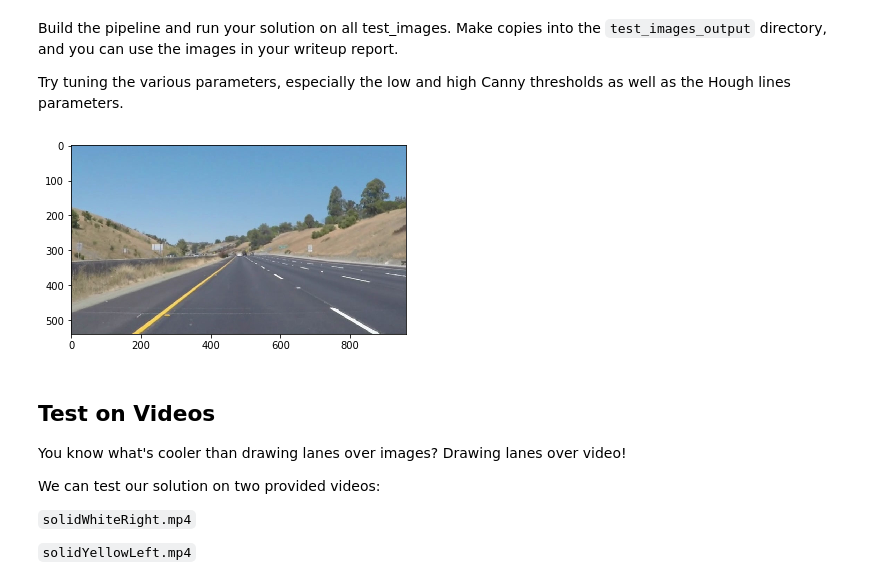
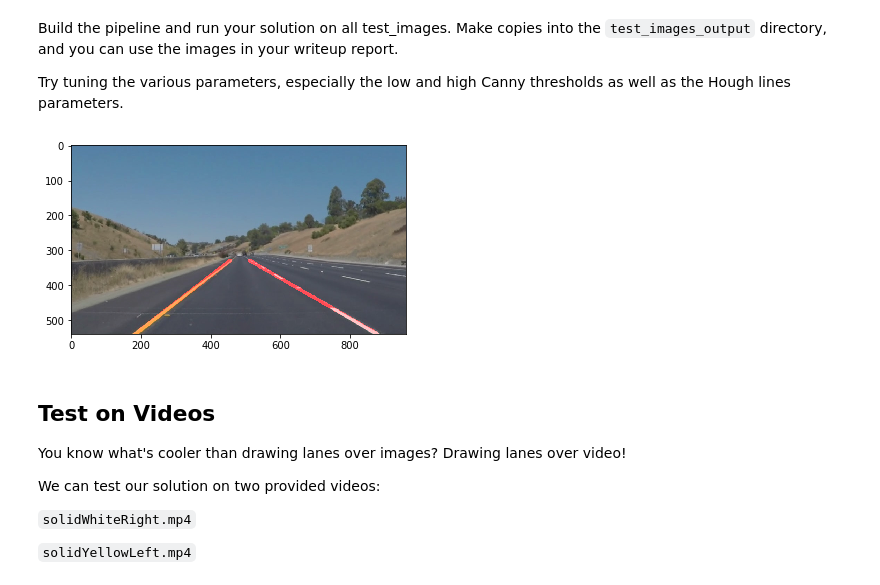
Before and after one commit to bakamoridesu/CarND-LaneLines-P1, a Jupyter notebook: P1.ipynb, the cells around one changed output. Saved outputs shown, nothing was run; the diff lists cells and outputs as text; code cells hidden in the pictures.

```diff
--- a/P1.ipynb
+++ b/P1.ipynb
@@ -263,37 +263,37 @@ def formatimg(image):
     imshape = image.shape
     edges = canny(gaussian_blur(grayscale(image), kernel_size), low_threshold, high_threshold)
 
     # define top region of the mask
     mask_top = 340
     # cut polygonial region
     vertices = np.array([[(100,539),(450, mask_top), (530, mask_top), (imshape[1]-50,imshape[0])]], dtype=np.int32)
     masked_image = region_of_interest(edges, vertices)
     # params for Hough grid:
     rho = 2
     theta = np.pi/180
     threshold = 50
-    min_line_length = 30
-    max_line_gap = 7
+    min_line_length = 25
+    max_line_gap = 50
     line_image = np.copy(image)*0
 
     #apply Hough grid and output the result overlaid on origin image
     lines = hough_lines(masked_image, rho, theta, threshold, min_line_length, max_line_gap, mask_top)
-    return image# weighted_img(lines, image)
+    return weighted_img(lines, image)
 
 # Loop over all image in input dir
 # draw lines on them
 # and save formatted images to output folder
 
 n = len(imgarr)
 for i in range(n):
     image = mpimg.imread("test_images/" +imgarr[i])
     formatted = formatimg(image)
     imgplot = plt.imshow(formatted)
     if not os.path.exists(outputPath):
         os.makedirs(outputPath)
     plt.savefig(outputPath+imgarr[i])
 # %% [output]
-[figure, old version]
+[figure, new version]
 # %% [markdown]
 ## Test on Videos
 
```
Also changed, not shown: parts of 4 cells of this notebook.
